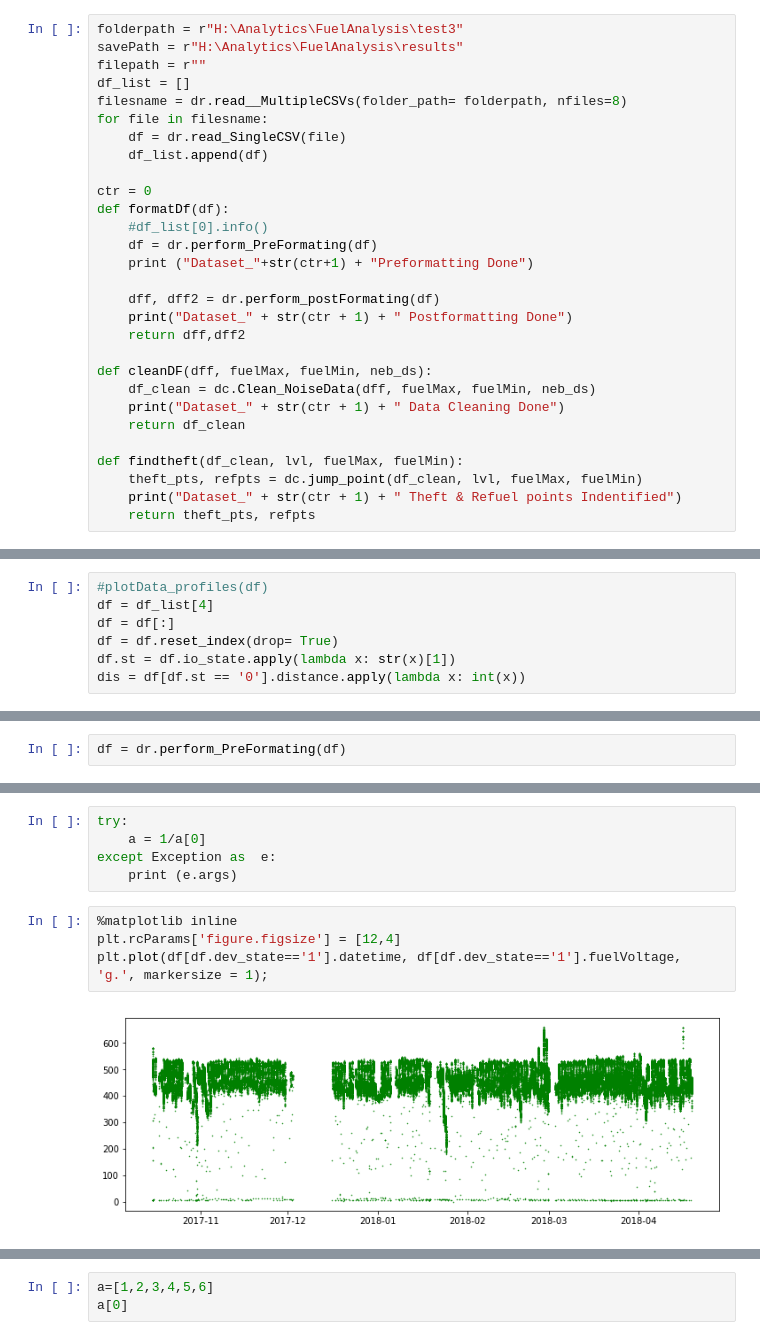
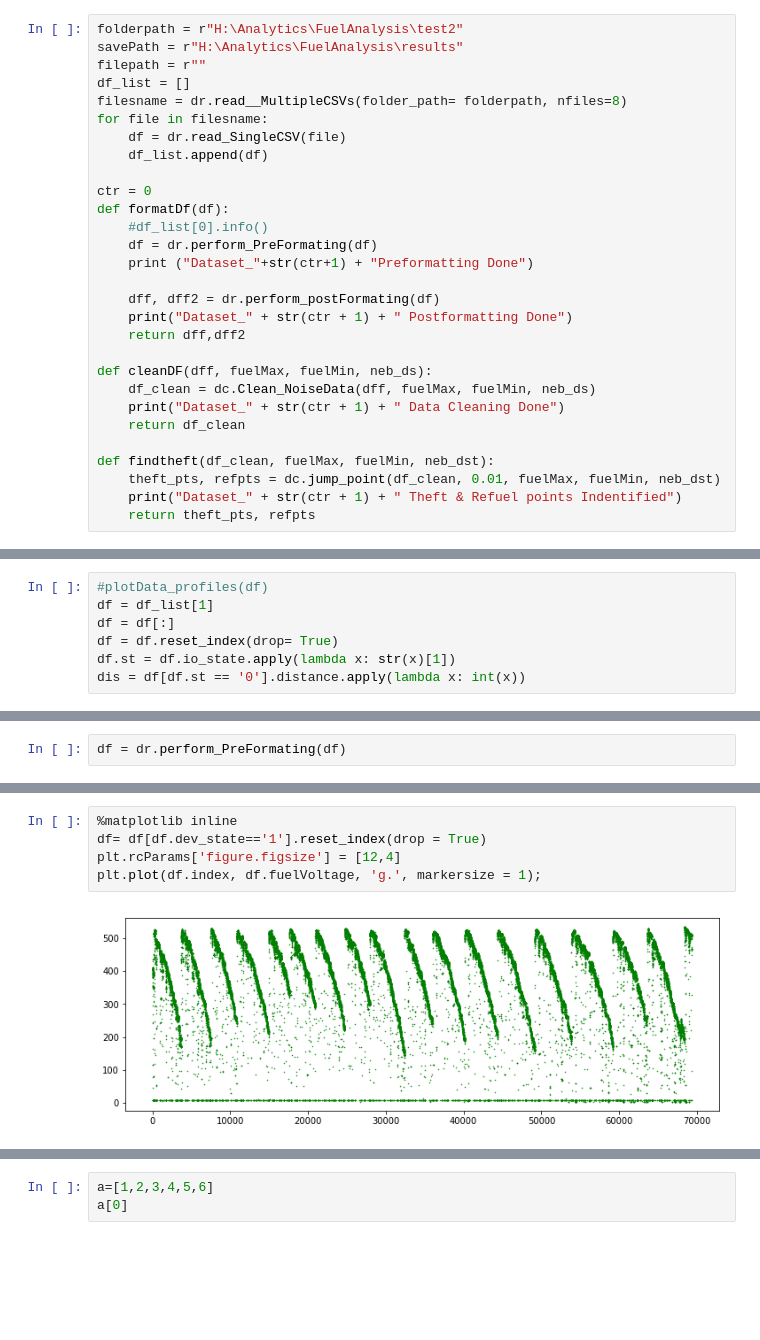
Before and after one commit to manjeet87/Signal_Analysis_UsingPython, a Jupyter notebook: Loconav/Fuel Data Analysis- ContinuousForm_MergedFile.ipynb, the cells around one changed output, grey strips where cells are left out. Cells and saved outputs as stored; diff of their text form; blank space fills up the shorter version.

```diff
--- a/Loconav/Fuel Data Analysis- ContinuousForm_MergedFile.ipynb
+++ b/Loconav/Fuel Data Analysis- ContinuousForm_MergedFile.ipynb
@@ -189,5 +191,5 @@ def Gen_FuelMaxMin(df):
 # %%
-folderpath = r"H:\Analytics\FuelAnalysis\test3"
+folderpath = r"H:\Analytics\FuelAnalysis\test2"
 savePath = r"H:\Analytics\FuelAnalysis\results"
 filepath = r""
 df_list = []
@@ -211,8 +213,8 @@ def cleanDF(dff, fuelMax, fuelMin, neb_ds):
     print("Dataset_" + str(ctr + 1) + " Data Cleaning Done")
     return df_clean
 
-def findtheft(df_clean, lvl, fuelMax, fuelMin):
-    theft_pts, refpts = dc.jump_point(df_clean, lvl, fuelMax, fuelMin)
+def findtheft(df_clean, fuelMax, fuelMin, neb_dst):
+    theft_pts, refpts = dc.jump_point(df_clean, 0.01, fuelMax, fuelMin, neb_dst)
     print("Dataset_" + str(ctr + 1) + " Theft & Refuel points Indentified")
     return theft_pts, refpts
 # %% [output]
@@ -224,6 +230,6 @@ H:\Analytics\FuelAnalysis\test3\cordinates_009821939801.csv
 # %%
 #plotData_profiles(df)
-df = df_list[4]
+df = df_list[1]
 df = df[:]
 df = df.reset_index(drop= True)
 df.st = df.io_state.apply(lambda x: str(x)[1])
@@ -294,14 +297,10 @@ plt.plot(df[df.dev_state=='0'].datetime, df[df.dev_state=='0'].fuelVoltage, 'g.'
-# %%
-try:
-    a = 1/a[0]
-except Exception as  e:
-    print (e.args)
 # %%
 %matplotlib inline
+df= df[df.dev_state=='1'].reset_index(drop = True)
 plt.rcParams['figure.figsize'] = [12,4]
-plt.plot(df[df.dev_state=='1'].datetime, df[df.dev_state=='1'].fuelVoltage, 'g.', markersize = 1);
+plt.plot(df.index, df.fuelVoltage, 'g.', markersize = 1);
 # %% [output]
-[figure, old version]
+[figure, new version]
 # %%
 dff.info()
 # %% [output]
```
Also changed, not shown: parts of 60 cells of this notebook, 6 other files.
